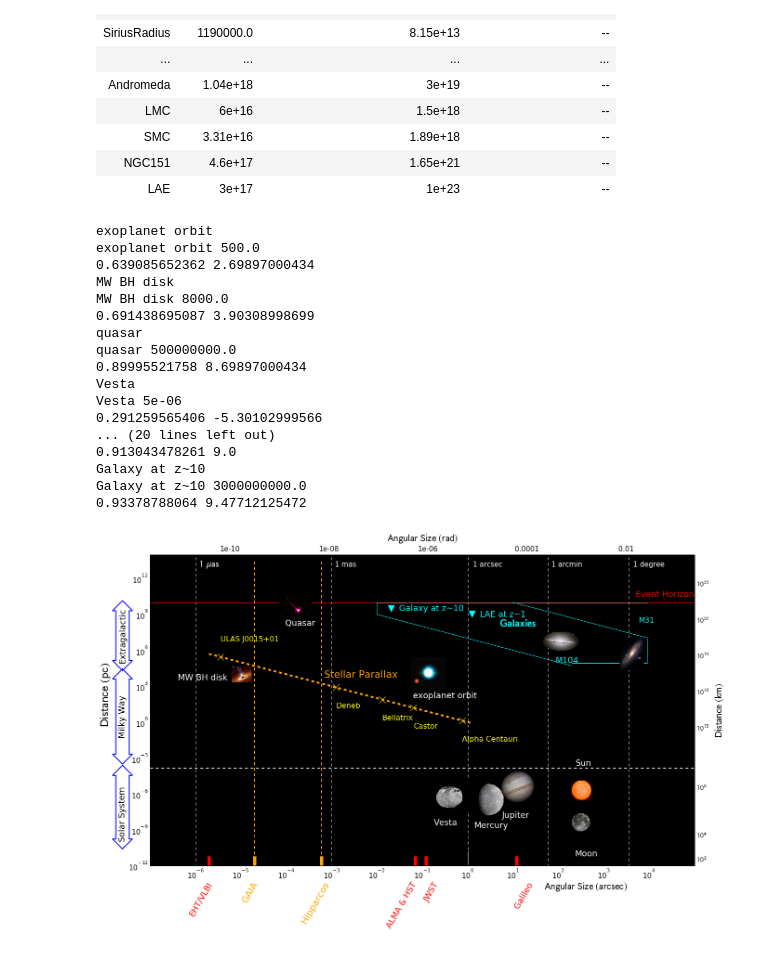
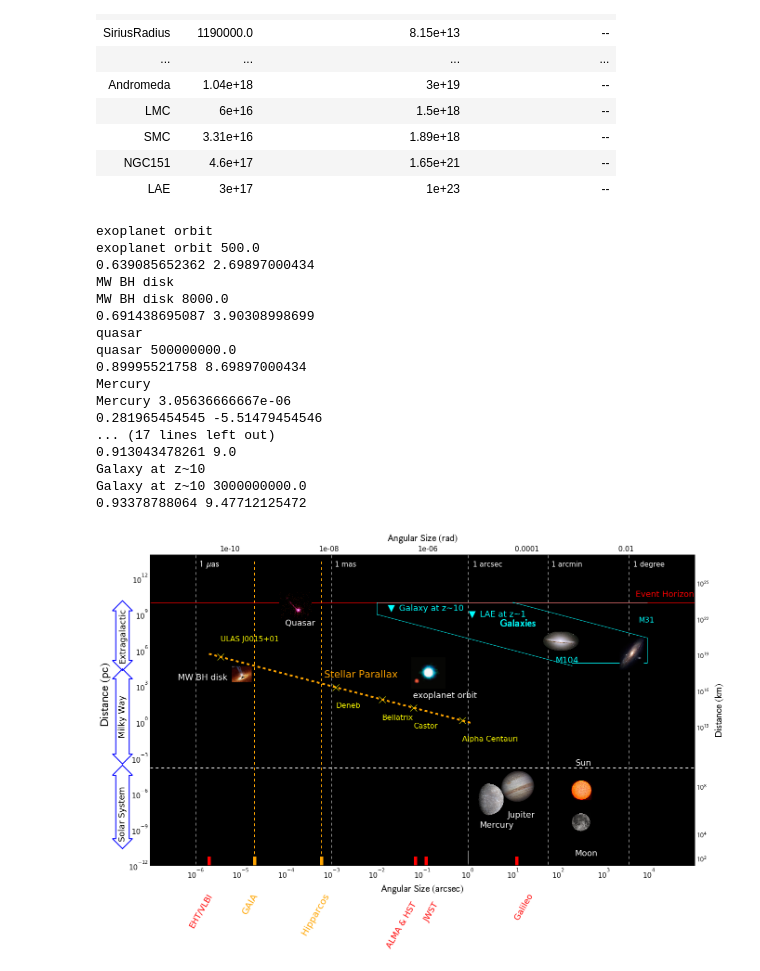
Before and after one commit to adelave1/171.618-plot, a Jupyter notebook: angular_size_plots2.ipynb, the cells around one changed output. Saved outputs shown, nothing was run; the diff lists cells and outputs as text; code cells hidden in the pictures.

```diff
--- a/angular_size_plots2.ipynb
+++ b/angular_size_plots2.ipynb
@@ -110,7 +110,7 @@ objects_to_plot = {
 }
 
 keys = ['exoplanet orbit', 'MW BH disk', 'quasar',\
-        'Vesta', 'Mercury', 'Jupiter', 'M104', 'Moon', 'M31','Sun',\
+        'Mercury', 'Jupiter', 'M104', 'Moon', 'M31','Sun',\
         'LAE at z~1','Galaxy at z~10']
       #'Alpha Centauri', 'Deneb', Sirius Radius']
 # %% [output]
@@ -171,7 +171,7 @@ ax.set_axis_bgcolor('black') # set background color to black
 ax.set_xscale('log') # make x-axis log scale
 
 ax.set_xlim(5e-7, 5e4) # set x-axis limits
-ax.xaxis.set_label_coords(0.8, -0.05)
+#ax.xaxis.set_label_coords(0.8, -0.05)
 ax.set_xticks([10 ** i for i in range(-6, 5)])
 
 
@@ -316,7 +316,7 @@ for i in range(len(keys)):
         continue
     plt.imshow(data, interpolation='nearest') # plot 2D data with imshow
     plt.setp(sp, yticks=[], xticks=[]) # remove tick marks
-    ax.text(float(obj[0])/4.0, y/2000.0, keys[i], color='white', size=lbl_ft_sz)
+    ax.text(float(obj[0])/3.0, y/2000.0, keys[i], color='white', size=lbl_ft_sz)
 
 ax.plot(np.linspace(2e-6, 1.25, 50), 1.0/np.linspace(2e-6, 1.25, 50), '--',color='orange', lw=4 )
 ax.text(7e-4, 4.0/8e-4, 'Stellar Parallax', color='orange', size=lbl_ft_sz+3)
@@ -359,43 +359,43 @@ ax.plot(np.zeros(5)+9e3 , np.linspace(9e4, 1e11/9e3, 5), '-',color='cyan')
 ax.plot([2e2, 9e3] , [9e4,9e4], '-',color='cyan')
 
 
 ax.text(5,1e8, '$\mathbf{Galaxies}$', color='cyan', size=lbl_ft_sz+4)
 
-ax2.text(5*2.0, 0.5, 'Galileo', color='red', size=lbl_ft_sz, rotation='60')
-#ax2.text(0.07, 0.5, 'HST', color='red', size=lbl_ft_sz, rotation='60' )
-ax2.text(2e-6/3.0, 0.5, 'EHT/VLBI', color='red', size=lbl_ft_sz, rotation='60' )
-ax2.text(0.03/2, 0.5, 'ALMA & HST', color='red', size=lbl_ft_sz, rotation='60' )
-#ax2.text(1.2, 0.5, 'ESO 3.6m', color='red', size=lbl_ft_sz )
-ax2.text(0.10, 0.5, 'JWST', color='red', size=lbl_ft_sz, rotation='60' )
-ax2.text(2e-5/2.0, 0.5, 'GAIA', color='orange', size=lbl_ft_sz+2, rotation='60' )
-ax2.text(6e-4/3.0, 0.5, 'Hipparcos', color='orange', size=lbl_ft_sz+2, rotation='60' )
+ax2.text(5*2.0, 0.05, 'Galileo', color='red', size=lbl_ft_sz, rotation='60')
+#ax2.text(0.07, 0.05, 'HST', color='red', size=lbl_ft_sz, rotation='60' )
+ax2.text(2e-6/3.0, 0.05, 'EHT/VLBI', color='red', size=lbl_ft_sz, rotation='60' )
+ax2.text(0.03/2, 0.01, 'ALMA & HST', color='red', size=lbl_ft_sz, rotation='60' )
+#ax2.text(1.2, 0.05, 'ESO 3.6m', color='red', size=lbl_ft_sz )
+ax2.text(0.10, 0.01, 'JWST', color='red', size=lbl_ft_sz, rotation='60' )
+ax2.text(2e-5/2.0, 0.05, 'GAIA', color='orange', size=lbl_ft_sz+2, rotation='60' )
+ax2.text(6e-4/3.0, 0.05, 'Hipparcos', color='orange', size=lbl_ft_sz+2, rotation='60' )
 
 ax.plot([12,12],[1e-12, 4.5e-12], color='red', lw=7)
 ax.plot([2e-6,2e-6],[1e-12, 4.5e-12], color='red', lw=7)
 ax.plot([0.07,0.07],[1e-12, 4.5e-12], color='red', lw=7)
 ax.plot([0.12,0.12],[1e-12, 4.5e-12], color='red', lw=7)
 ax.plot([2e-5,2e-5],[1e-12, 4.5e-12], color='orange', lw=7)
 ax.plot([6e-4,6e-4],[1e-12, 4.5e-12], color='orange', lw=7)
 
 plt.savefig('sotzen_wang_delavega_171_618_plot4.jpg', format='jpg', dpi=120, bbox_inches='tight')
 
 plt.show() # show plot
 # %% [output]
 exoplanet orbit
 exoplanet orbit 500.0
 0.639085652362 2.69897000434
 MW BH disk
 MW BH disk 8000.0
 0.691438695087 3.90308998699
 quasar
 quasar 500000000.0
 0.89995521758 8.69897000434
-Vesta
-Vesta 5e-06
-0.291259565406 -5.30102999566
-... (20 lines left out)
+Mercury
+Mercury 3.05636666667e-06
+0.281965454545 -5.51479454546
+... (17 lines left out)
 0.913043478261 9.0
 Galaxy at z~10
 Galaxy at z~10 3000000000.0
 0.93378788064 9.47712125472
-[figure, old version]
+[figure, new version]
```
Also changed, not shown: parts of 1 cell of this notebook, 1 other file.
